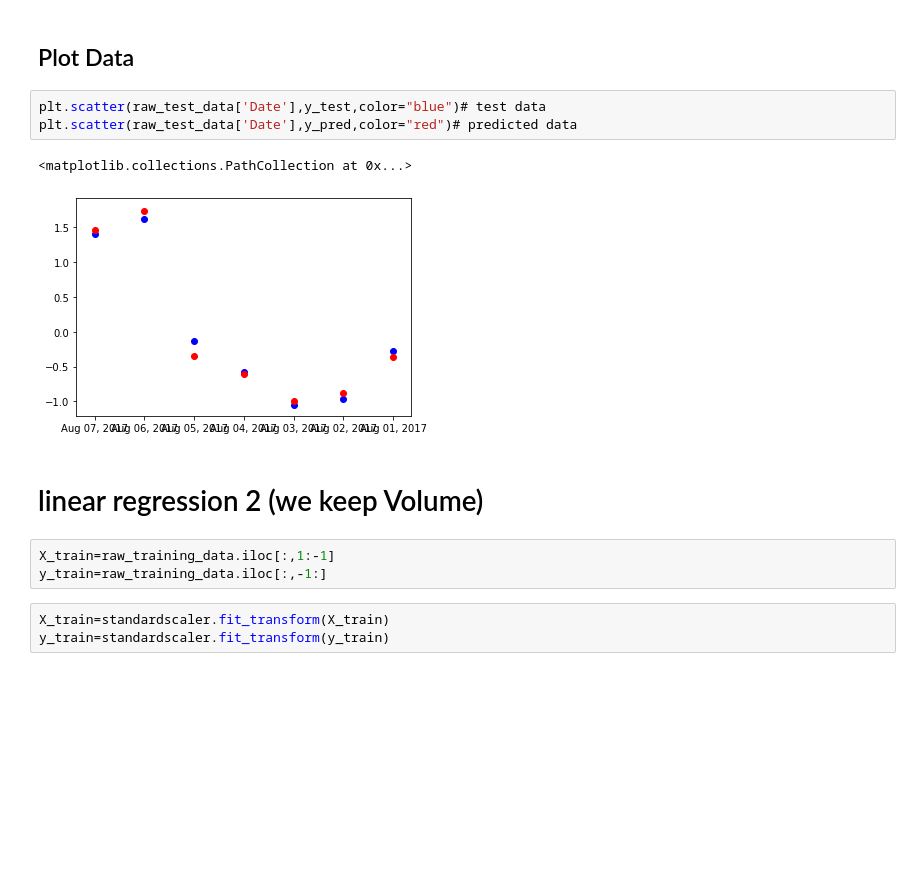
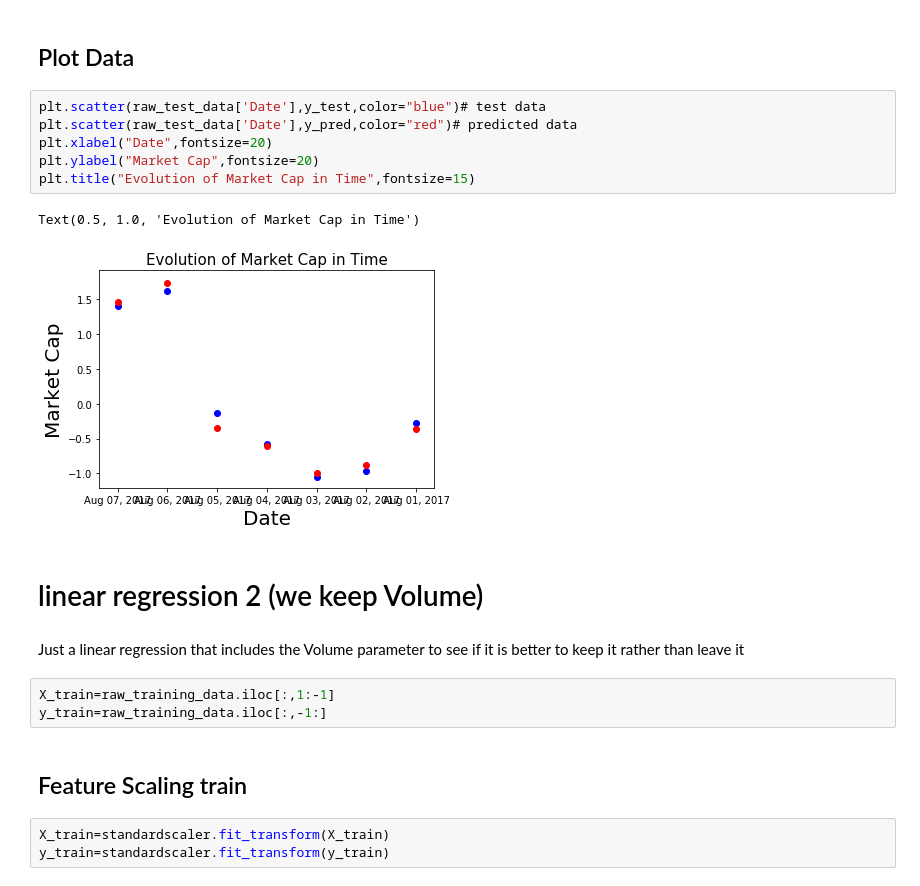
Before and after one commit to MikeDuran-git/bitcoin_price_prediction_model, a Jupyter notebook: Model.ipynb, the cells around one changed output. Drawn from its saved outputs; the diff is of its cells as text; blank space fills up the shorter version.

```diff
--- a/Model.ipynb
+++ b/Model.ipynb
@@ -216,14 +235,21 @@ array([[ 1.39398511],
 # %%
 plt.scatter(raw_test_data['Date'],y_test,color="blue")# test data
 plt.scatter(raw_test_data['Date'],y_pred,color="red")# predicted data
+plt.xlabel("Date",fontsize=20)
+plt.ylabel("Market Cap",fontsize=20)
+plt.title("Evolution of Market Cap in Time",fontsize=15)
 # %% [output]
-<matplotlib.collections.PathCollection at 0x...>
+Text(0.5, 1.0, 'Evolution of Market Cap in Time')
-[figure, old version]
+[figure, new version]
 # %% [markdown]
 # linear regression 2 (we keep Volume)
+# %% [markdown]
+Just a linear regression that includes the Volume parameter to see if it is better to keep it rather than leave it
 # %%
 X_train=raw_training_data.iloc[:,1:-1]
 y_train=raw_training_data.iloc[:,-1:]
+# %% [markdown]
+## Feature Scaling train
 # %%
 X_train=standardscaler.fit_transform(X_train)
 y_train=standardscaler.fit_transform(y_train)
```
Also changed, not shown: parts of 17 cells of this notebook.
